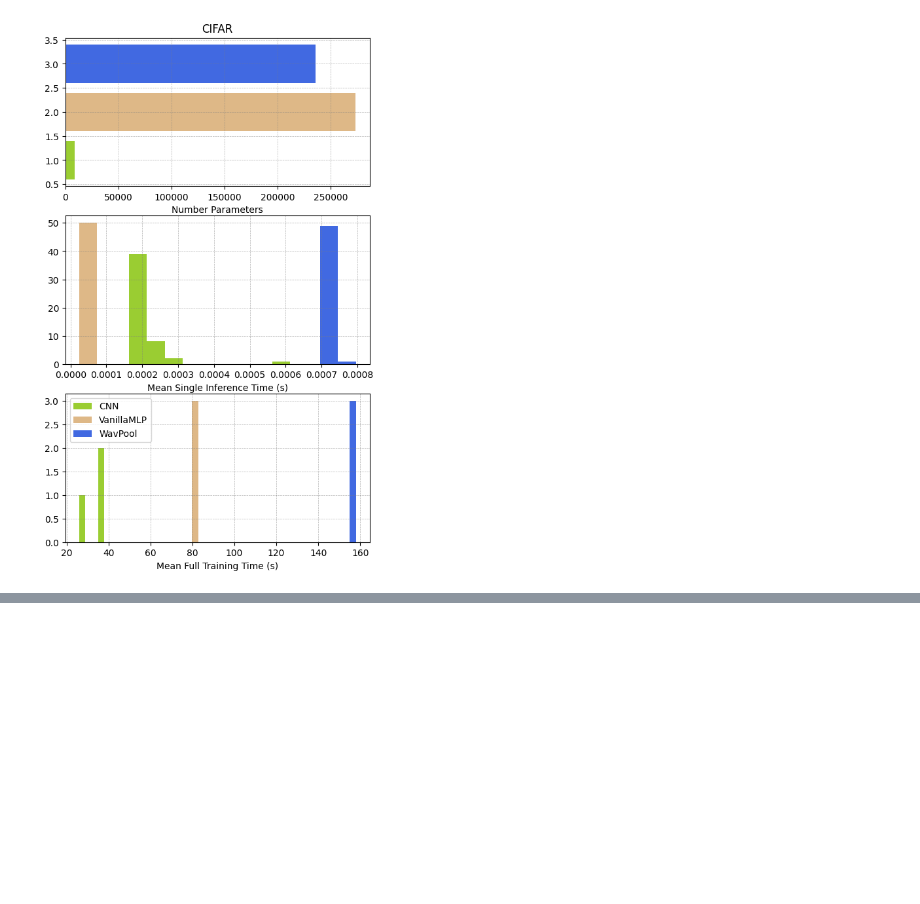
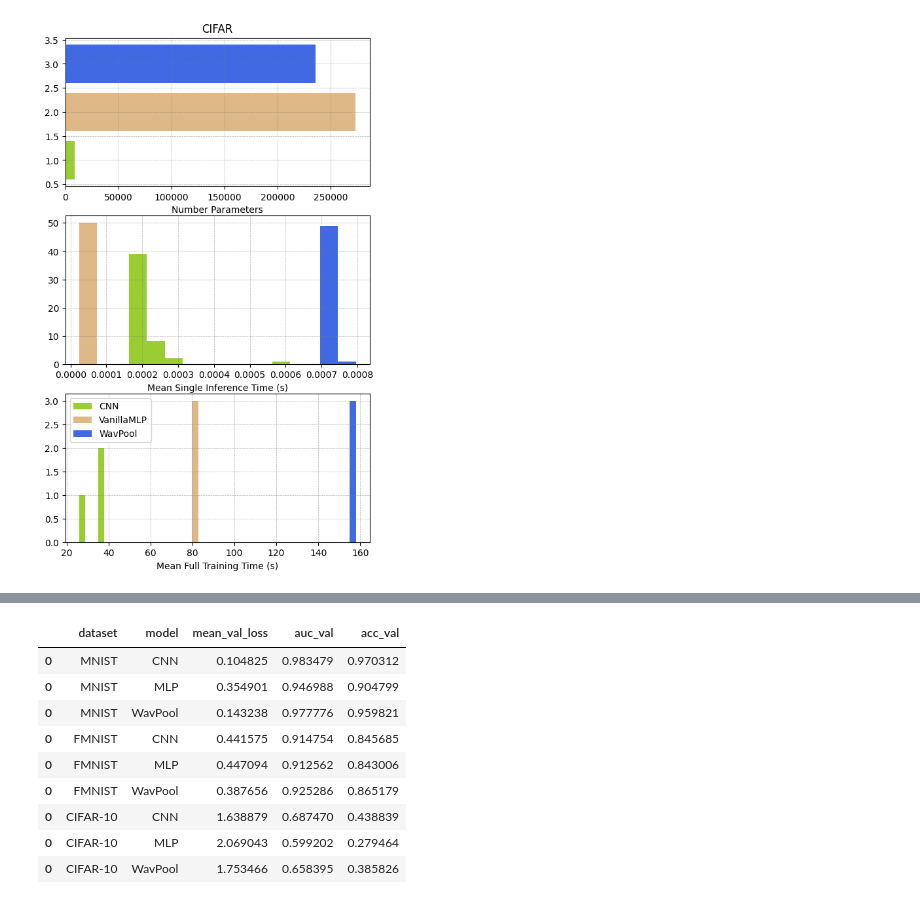
Before and after one commit to deepskies/DeepWavNN, a Jupyter notebook: notebooks/results_visuals.ipynb, the cells around one changed output, grey strips where cells are left out. Saved outputs shown, nothing was run; the diff lists cells and outputs as text; code cells hidden in the pictures; blank space fills up the shorter version.

```diff
--- a/notebooks/results_visuals.ipynb
+++ b/notebooks/results_visuals.ipynb
@@ -256,0 +274,45 @@ for dataset in datasets:
+# %%
+## Def make fractional difference
+
+frac_difference = pd.DataFrame()
+
+for dataset, dataset_name in zip(["_MNIST","FashionMNIST", "CIFAR"], ["MNIST", "FMNIST", "CIFAR-10"]):
+
+    for model, model_name, color, marker in zip(models, model_names, colorway, markers):
+        histories = read_history_json(model, dataset)
+
+        training = [history[f"train_{TrainingMetrics.accuracy.__name__}"] for history in histories]
+        val = [history[f"val_{TrainingMetrics.accuracy.__name__}"] for history in histories]
+        mean_acc_training = pd.DataFrame(training).mean(axis=0).max()
+        mean_acc_val = pd.DataFrame(val).mean(axis=0).max()
+
+
+        training = [history[f"train_{TrainingMetrics.auc_roc.__name__}"] for history in histories]
+        val = [history[f"val_{TrainingMetrics.auc_roc.__name__}"] for history in histories]
+        mean_auc_train = pd.DataFrame(training).mean(axis=0).max()
+        mean_auc_val = pd.DataFrame(val).mean(axis=0).max()
+
+
+        training = [history[f"train_loss"] for history in histories]
+        val = [history[f"val_loss"] for history in histories]
+        mean_training = pd.DataFrame(training).mean(axis=0).min()
+        mean_val = pd.DataFrame(val).mean(axis=0).min()
+
+        frac_difference = frac_difference.append(pd.DataFrame({
+            "dataset":dataset_name, "model":model_name,
+"mean_val_loss":mean_val,
+"auc_val":mean_auc_val,
+"acc_val":mean_acc_val}, index=[0])) #type: ignore
+
+frac_difference
+# %% [output]
+|  | dataset | model | mean_val_loss | auc_val | acc_val |
+| 0 | MNIST | CNN | 0.104825 | 0.983479 | 0.970312 |
+| 0 | MNIST | MLP | 0.354901 | 0.946988 | 0.904799 |
+| 0 | MNIST | WavPool | 0.143238 | 0.977776 | 0.959821 |
+| 0 | FMNIST | CNN | 0.441575 | 0.914754 | 0.845685 |
+| 0 | FMNIST | MLP | 0.447094 | 0.912562 | 0.843006 |
+| 0 | FMNIST | WavPool | 0.387656 | 0.925286 | 0.865179 |
+| 0 | CIFAR-10 | CNN | 1.638879 | 0.687470 | 0.438839 |
+| 0 | CIFAR-10 | MLP | 2.069043 | 0.599202 | 0.279464 |
+| 0 | CIFAR-10 | WavPool | 1.753466 | 0.658395 | 0.385826 |
```
Also changed, not shown: parts of 6 cells of this notebook, 2 other files.
